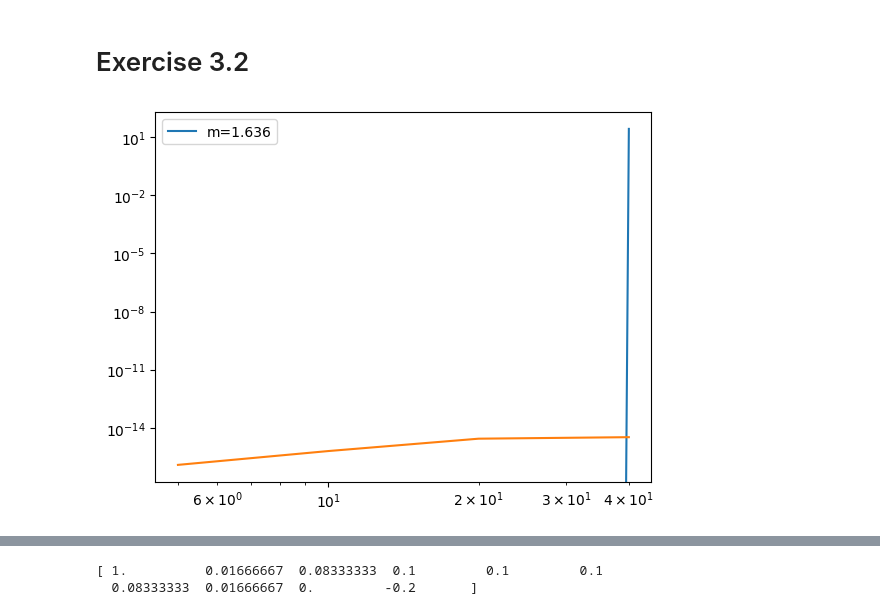
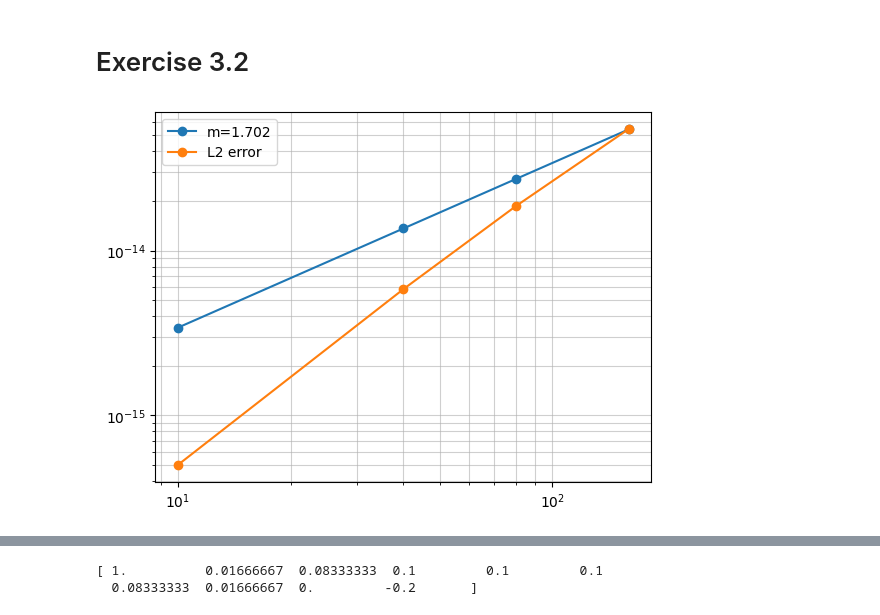
Before and after one commit to 000rla/Numerics_assignment_2, a Jupyter notebook: exercises.ipynb, the cells around one changed output, grey strips where cells are left out. Saved outputs shown, nothing was run; the diff lists cells and outputs as text; code cells hidden in the pictures.

Commit message:
updated order of convergence calculation

```diff
--- a/exercises.ipynb
+++ b/exercises.ipynb
@@ -87,41 +86,41 @@ def linear(x,m,c):
     return m*x+c
 
 def L2_norm_error(pred,aim,x):
-    return np.sqrt(sum((pred-aim(x))**2))/np.sqrt(sum(aim(x)**2))
+    return np.sqrt(((pred[-1]-aim(x))**2))/np.sqrt((aim(x)**2))
 
-def order_of_convergence(analytical,S,alpha,beta,Ns=[5,10,20,40]):
+def order_of_convergence(analytical,S,alpha,beta,Ns=[10,40,80,160]):
     Psis=[]
     L2_norms=[]
     Ns=np.array(Ns)
     for N in Ns:
         nodes,Psi_N=solver(S,N,alpha,beta)
         Psis.append(Psi_N)
-        L2_norms.append(L2_norm_error(Psi_N,analytical,nodes))
+        L2_norms.append(L2_norm_error(Psi_N,analytical,nodes[-1]))
 
-    [m,c], pcov = spo.curve_fit(linear, np.log(Ns), np.log(L2_norms))
+    m,c=np.polyfit(np.log(Ns),np.log(L2_norms),1)
 
-    plt.loglog(Ns,m*Ns+c,label='m='+str(round(m,3)))
-    plt.loglog(Ns,L2_norms)
+    plt.loglog(Ns,(m*Ns)/5E15,'o-',label='m='+str(round(m,3)))
+    plt.loglog(Ns,L2_norms,'o-',label='L2 error')
     plt.legend()
+    plt.grid(which='both',alpha=.6)
     plt.show()
 # %%
 def ana(x):
     return x*(x**2-3*x+3)/6
-
-x_ana=np.linspace(0,1,100)
-y_ana=x_ana*(x_ana**2-3*x_ana+3)/6
 
 alpha=0
 beta=0
 Ne = 10
 # x,y=solver(S,Ne,alpha,beta)
 
+# x_ana=np.linspace(0,1,100)
+# y_ana=ana(x_ana)
 # plt.plot(x_ana,y_ana,label='analytical')
 # plt.plot(x,y,'o-',label='finite difference')
 # plt.legend()
 # plt.show()
 
 order_of_convergence(ana,S,alpha,beta)
 # %% [output]
-[figure, old version]
+[figure, new version]
 # %%
```
Also changed, not shown: parts of 2 cells of this notebook.
